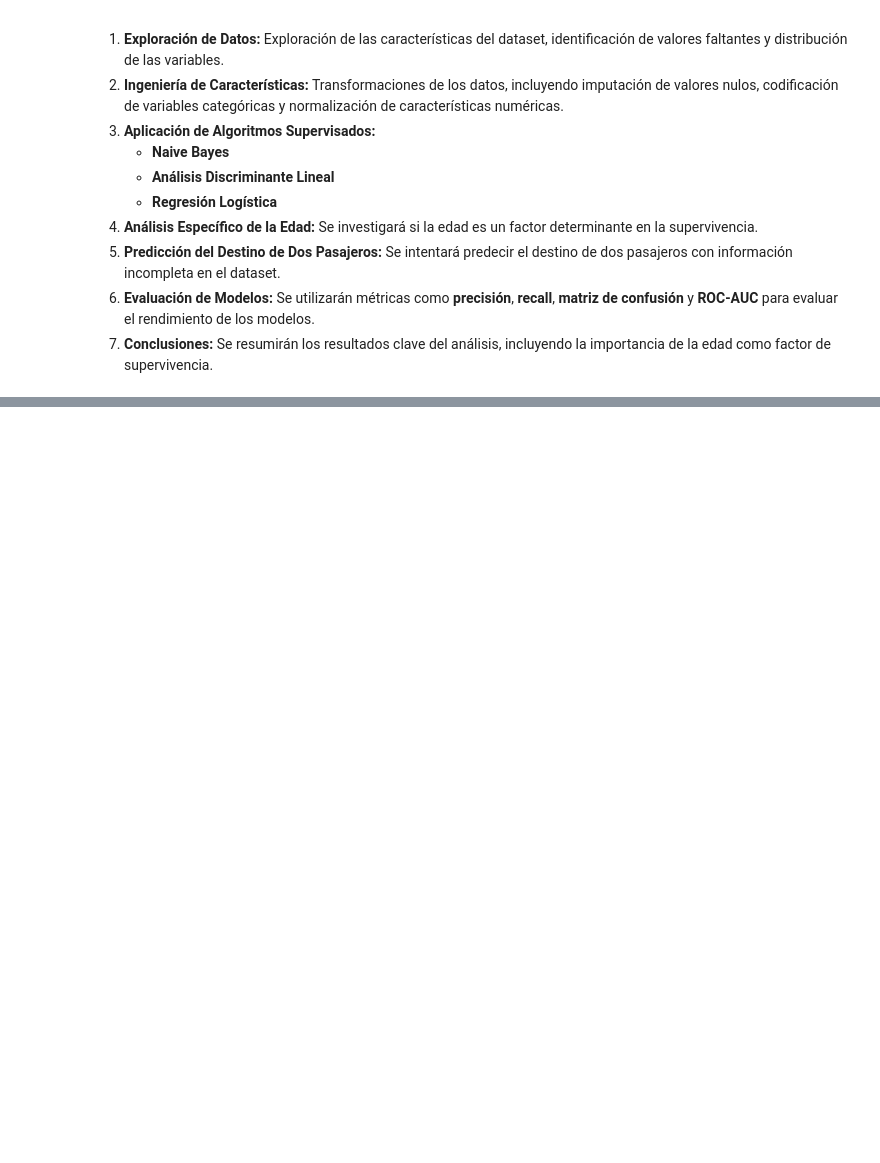
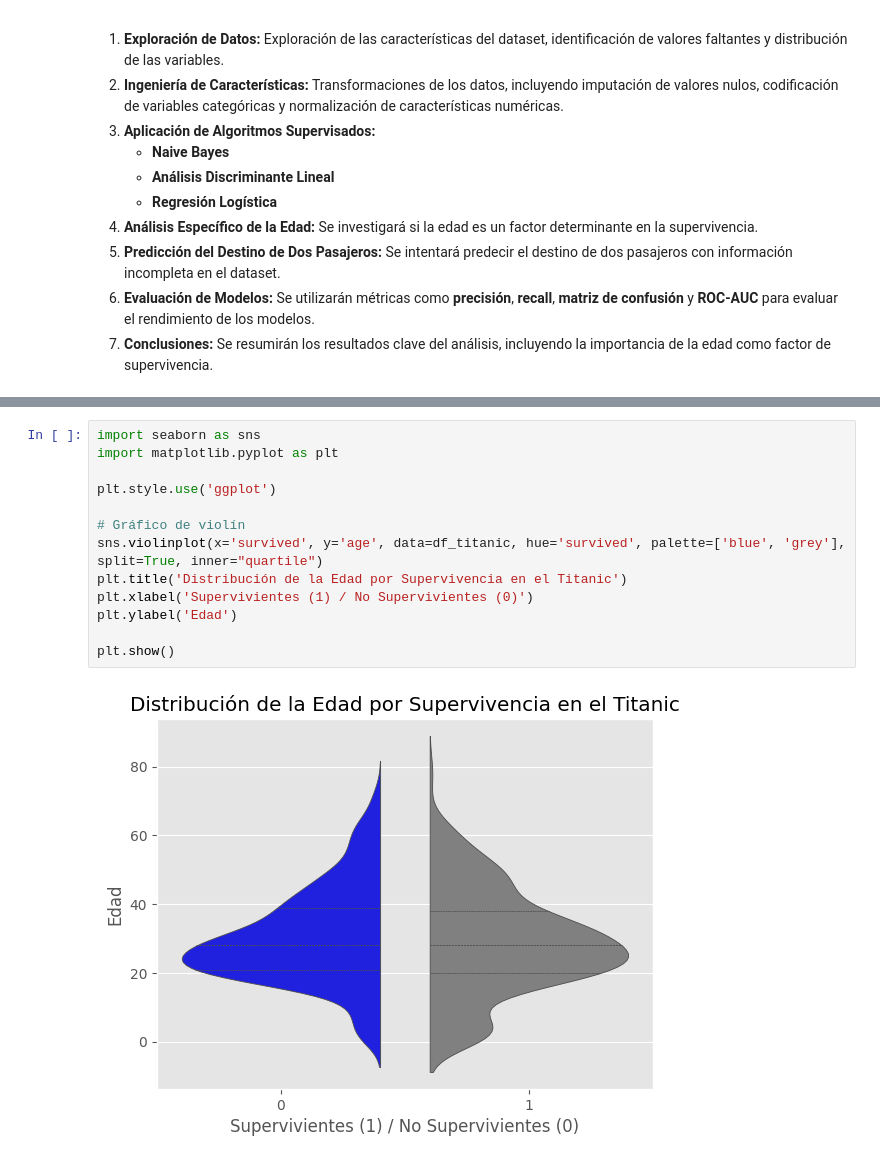
Before and after one commit to Godoca2/Machine-Learning, a Jupyter notebook: Scripts/ML_Lab3_DataSet_Titanic.ipynb, the cells around one changed output, grey strips where cells are left out. Drawn from its saved outputs; the diff is of its cells as text; blank space fills up the shorter version.

```diff
--- a/Scripts/ML_Lab3_DataSet_Titanic.ipynb
+++ b/Scripts/ML_Lab3_DataSet_Titanic.ipynb
@@ -42,0 +190,15 @@ El análisis que se llevará a cabo incluirá las siguientes etapas:
+# %%
+import seaborn as sns
+import matplotlib.pyplot as plt
+
+plt.style.use('ggplot')
+
+# Gráfico de violín
+sns.violinplot(x='survived', y='age', data=df_titanic, hue='survived', palette=['blue', 'grey'], split=True, inner="quartile")
+plt.title('Distribución de la Edad por Supervivencia en el Titanic')
+plt.xlabel('Supervivientes (1) / No Supervivientes (0)')
+plt.ylabel('Edad')
+
+plt.show()
+# %% [output]
+[figure, added]
```
Also changed, not shown: parts of 37 cells of this notebook.
